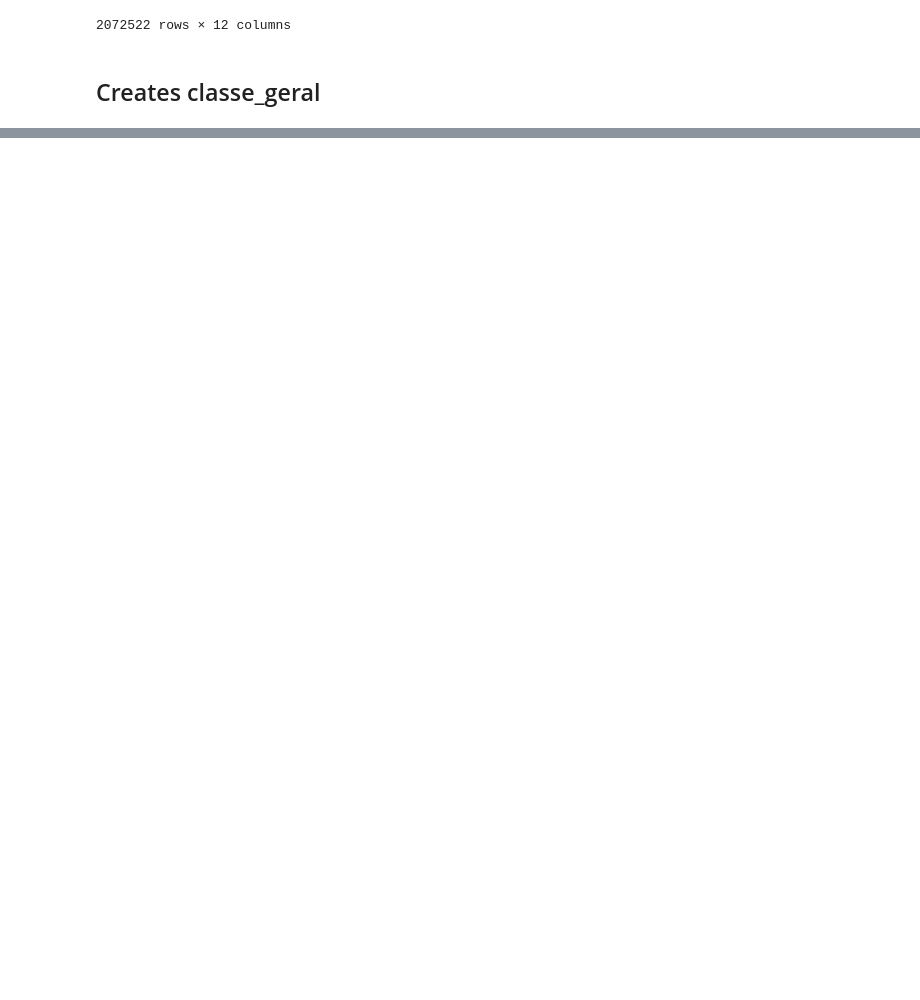
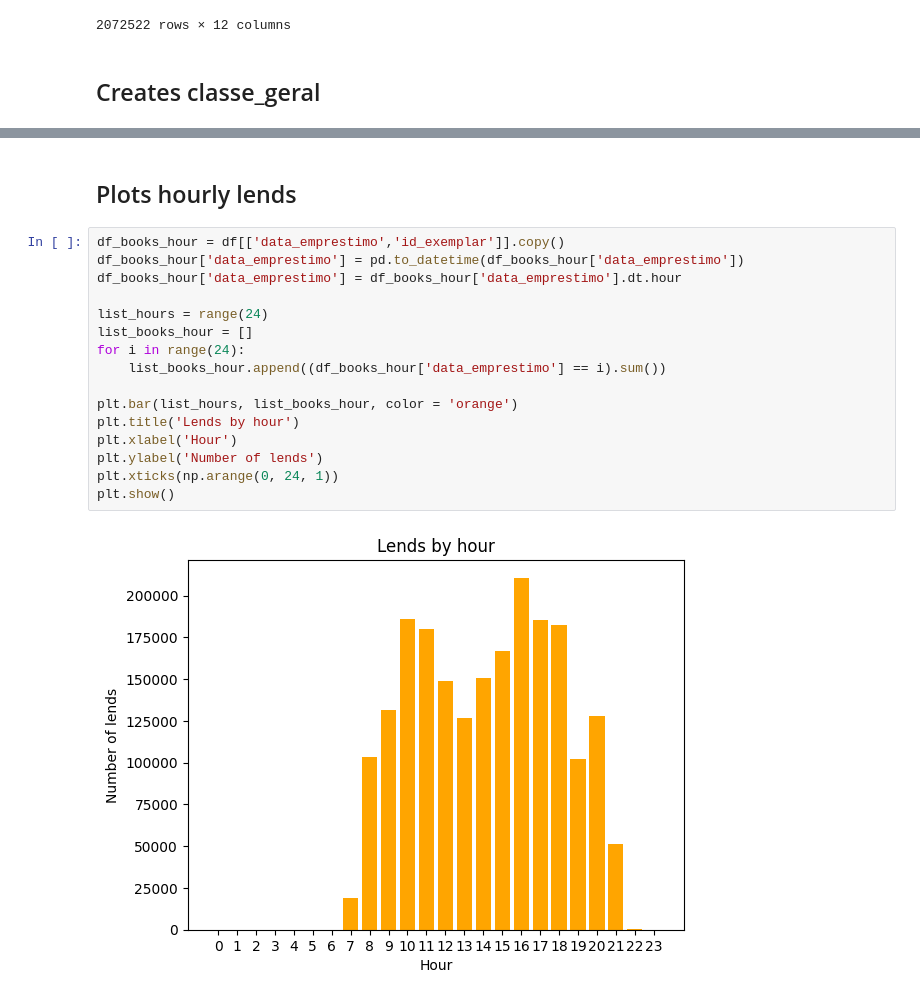
Before and after one commit to MateusViotto/Data-Analysis-with-Python-Pandas, a Jupyter notebook: 7DaysToCode_PythonPandas_Day1.ipynb, the cells around one changed output, grey strips where cells are left out. Cells and saved outputs as stored; diff of their text form; blank space fills up the shorter version.

```diff
--- a/7DaysToCode_PythonPandas_Day1.ipynb
+++ b/7DaysToCode_PythonPandas_Day1.ipynb
@@ -148,0 +180,20 @@ table_advance
+# %% [markdown]
+## Plots hourly lends
+# %%
+df_books_hour = df[['data_emprestimo','id_exemplar']].copy()
+df_books_hour['data_emprestimo'] = pd.to_datetime(df_books_hour['data_emprestimo'])
+df_books_hour['data_emprestimo'] = df_books_hour['data_emprestimo'].dt.hour
+
+list_hours = range(24)
+list_books_hour = []
+for i in range(24):
+    list_books_hour.append((df_books_hour['data_emprestimo'] == i).sum())
+
+plt.bar(list_hours, list_books_hour, color = 'orange')
+plt.title('Lends by hour')
+plt.xlabel('Hour')
+plt.ylabel('Number of lends')
+plt.xticks(np.arange(0, 24, 1))
+plt.show()
+# %% [output]
+[figure, added]
```
Also changed, not shown: parts of 8 cells of this notebook.
